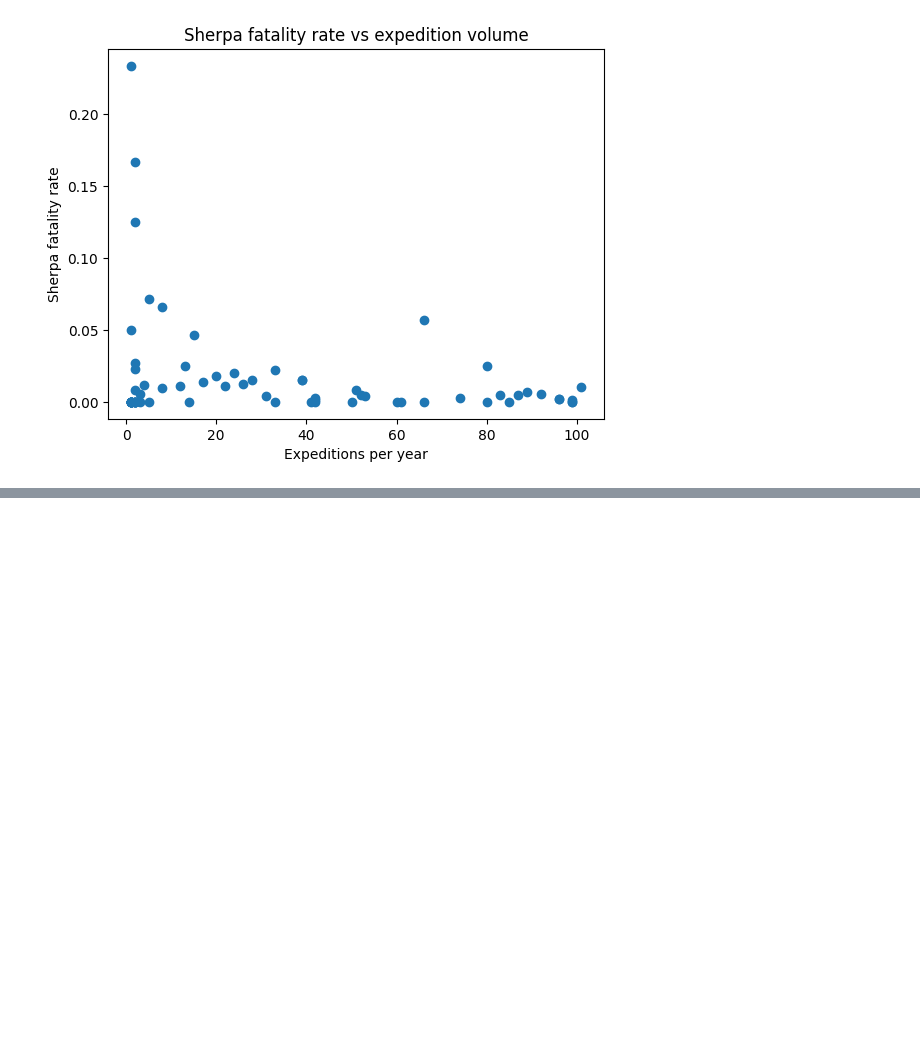
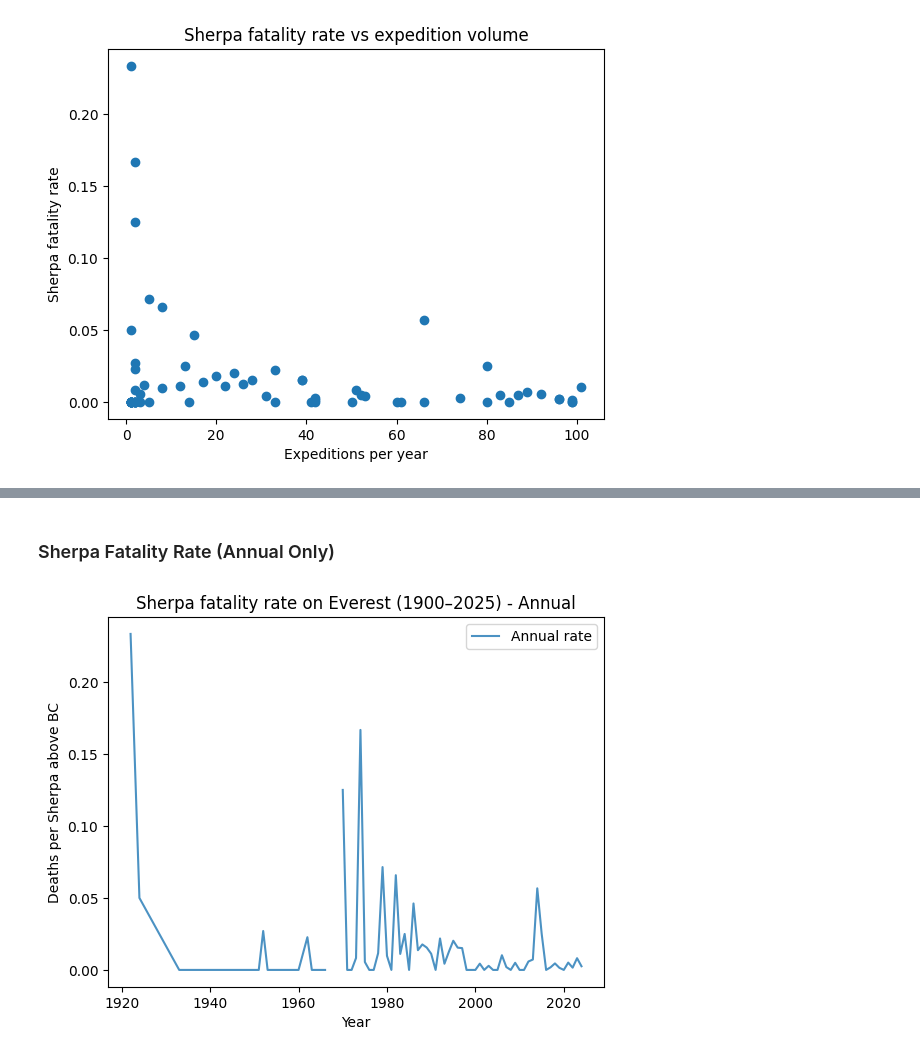
Before and after one commit to snig-17/QM-GRUNGE, a Jupyter notebook: visualisations.ipynb, the cells around one changed output, grey strips where cells are left out. Saved outputs shown, nothing was run; the diff lists cells and outputs as text; code cells hidden in the pictures; blank space fills up the shorter version.

```diff
--- a/visualisations.ipynb
+++ b/visualisations.ipynb
@@ -172,0 +439,12 @@ plt.show()
+# %% [markdown]
+### Sherpa Fatality Rate (Annual Only)
+# %%
+plt.figure()
+plt.plot(year["Year"], year["SherpaFatalityRate"], alpha=0.8, label="Annual rate")
+plt.xlabel("Year")
+plt.ylabel("Deaths per Sherpa above BC")
+plt.title("Sherpa fatality rate on Everest (1900–2025) - Annual")
+plt.legend()
+plt.show()
+# %% [output]
+[figure, added]
```
Also changed, not shown: parts of 11 cells of this notebook.
